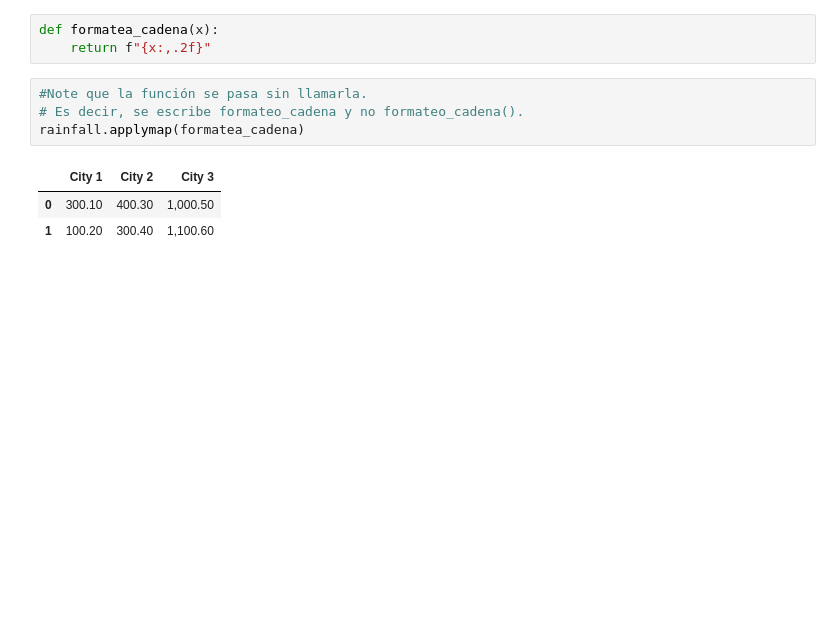
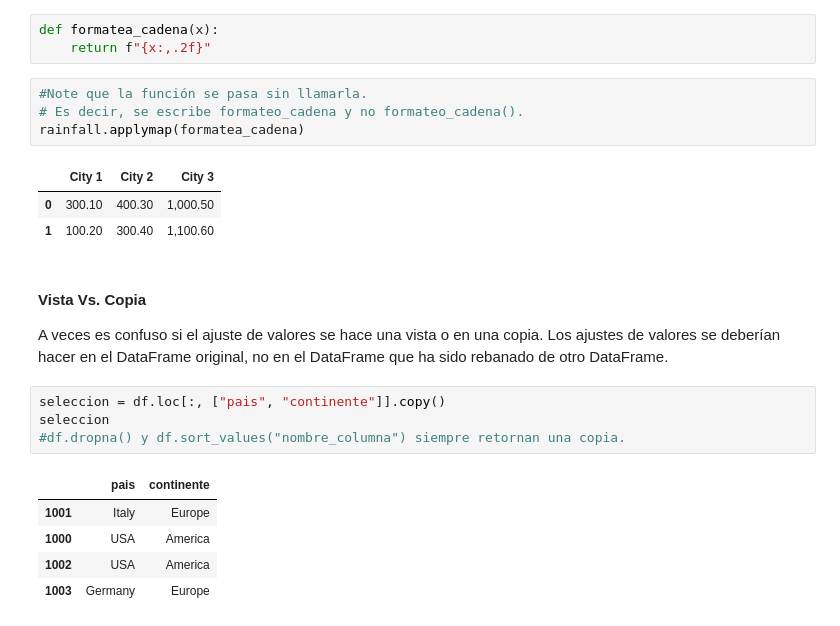
Before and after one commit to EricJDavila/PythonForExcel, a Jupyter notebook: cap0501_pandas.ipynb, the cells around one changed output. Drawn from its saved outputs; the diff is of its cells as text; blank space fills up the shorter version.

```diff
--- a/cap0501_pandas.ipynb
+++ b/cap0501_pandas.ipynb
@@ -679,3 +679,17 @@ rainfall.applymap(formatea_cadena)
 |  | City 1 | City 2 | City 3 |
 | 0 | 300.10 | 400.30 | 1,000.50 |
 | 1 | 100.20 | 300.40 | 1,100.60 |
+# %% [markdown]
+#### Vista Vs. Copia
+A veces es confuso si el ajuste de valores se hace una vista o en una copia.
+Los ajustes de valores se deberían hacer en el DataFrame original, no en el DataFrame que ha sido rebanado de otro DataFrame.
+# %%
+seleccion = df.loc[:, ["pais", "continente"]].copy()
+seleccion
+#df.dropna() y df.sort_values("nombre_columna") siempre retornan una copia.
+# %% [output]
+|  | pais | continente |
+| 1001 | Italy | Europe |
+| 1000 | USA | America |
+| 1002 | USA | America |
+| 1003 | Germany | Europe |
```
Also changed, not shown: parts of 5 cells of this notebook.
